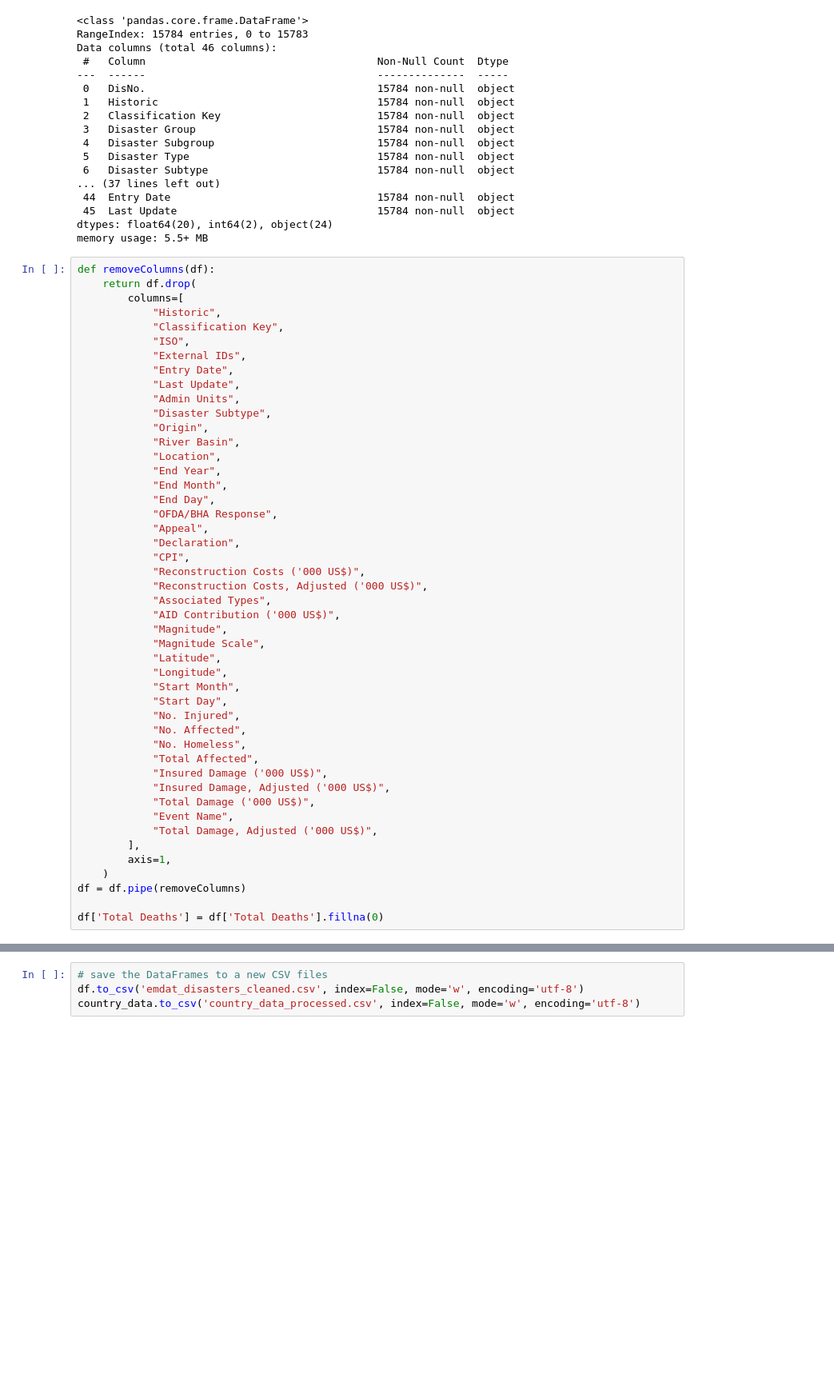
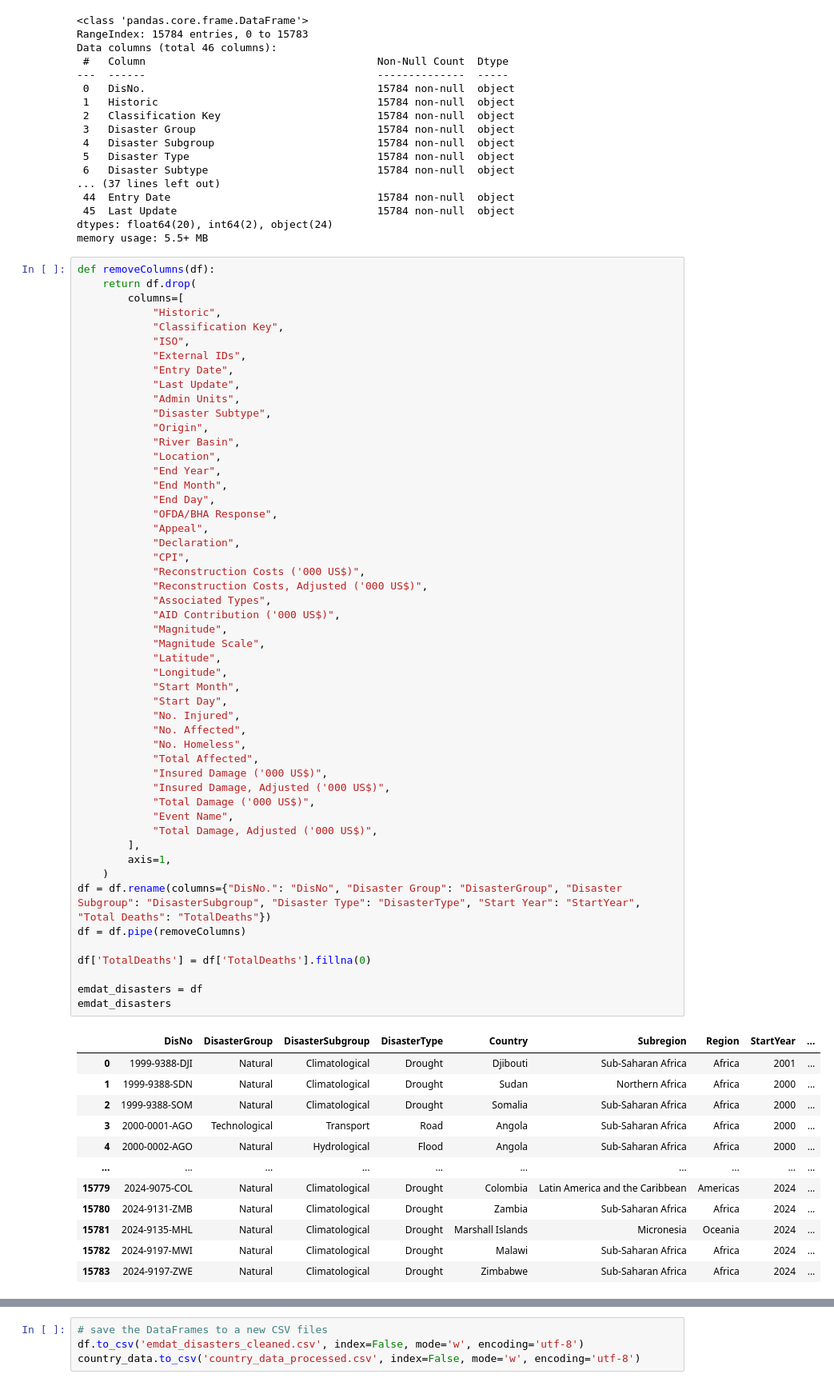
Before and after one commit to caparritos/INFOVIS-G22, a Jupyter notebook: satinize_dataset/sanitize.ipynb, the cells around one changed output, grey strips where cells are left out. Shown at 80% size. Saved outputs shown, nothing was run; the diff lists cells and outputs as text; blank space fills up the shorter version.

```diff
--- a/satinize_dataset/sanitize.ipynb
+++ b/satinize_dataset/sanitize.ipynb
@@ -42,31 +42,48 @@ def removeColumns(df):
             "End Month",
             "End Day",
             "OFDA/BHA Response",
             "Appeal",
             "Declaration",
             "CPI",
             "Reconstruction Costs ('000 US$)",
             "Reconstruction Costs, Adjusted ('000 US$)",
             "Associated Types",
             "AID Contribution ('000 US$)",
             "Magnitude",
             "Magnitude Scale",
             "Latitude",
             "Longitude",
             "Start Month",
             "Start Day",
             "No. Injured",
             "No. Affected",
             "No. Homeless",
             "Total Affected",
             "Insured Damage ('000 US$)",
             "Insured Damage, Adjusted ('000 US$)",
             "Total Damage ('000 US$)",
             "Event Name",
             "Total Damage, Adjusted ('000 US$)",
         ],
         axis=1,
     )
+df = df.rename(columns={"DisNo.": "DisNo", "Disaster Group": "DisasterGroup", "Disaster Subgroup": "DisasterSubgroup", "Disaster Type": "DisasterType", "Start Year": "StartYear", "Total Deaths": "TotalDeaths"})
 df = df.pipe(removeColumns)
 
-df['Total Deaths'] = df['Total Deaths'].fillna(0)
+df['TotalDeaths'] = df['TotalDeaths'].fillna(0)
+
+emdat_disasters = df
+emdat_disasters
+# %% [output]
+|  | DisNo | DisasterGroup | DisasterSubgroup | DisasterType | Country | Subregion | Region | StartYear | ... |
+| 0 | 1999-9388-DJI | Natural | Climatological | Drought | Djibouti | Sub-Saharan Africa | Africa | 2001 | ... |
+| 1 | 1999-9388-SDN | Natural | Climatological | Drought | Sudan | Northern Africa | Africa | 2000 | ... |
+| 2 | 1999-9388-SOM | Natural | Climatological | Drought | Somalia | Sub-Saharan Africa | Africa | 2000 | ... |
+| 3 | 2000-0001-AGO | Technological | Transport | Road | Angola | Sub-Saharan Africa | Africa | 2000 | ... |
+| 4 | 2000-0002-AGO | Natural | Hydrological | Flood | Angola | Sub-Saharan Africa | Africa | 2000 | ... |
+| ... | ... | ... | ... | ... | ... | ... | ... | ... | ... |
+| 15779 | 2024-9075-COL | Natural | Climatological | Drought | Colombia | Latin America and the Caribbean | Americas | 2024 | ... |
+| 15780 | 2024-9131-ZMB | Natural | Climatological | Drought | Zambia | Sub-Saharan Africa | Africa | 2024 | ... |
+| 15781 | 2024-9135-MHL | Natural | Climatological | Drought | Marshall Islands | Micronesia | Oceania | 2024 | ... |
+| 15782 | 2024-9197-MWI | Natural | Climatological | Drought | Malawi | Sub-Saharan Africa | Africa | 2024 | ... |
+| 15783 | 2024-9197-ZWE | Natural | Climatological | Drought | Zimbabwe | Sub-Saharan Africa | Africa | 2024 | ... |
```
Also changed, not shown: parts of 7 cells of this notebook, 7 other files.
